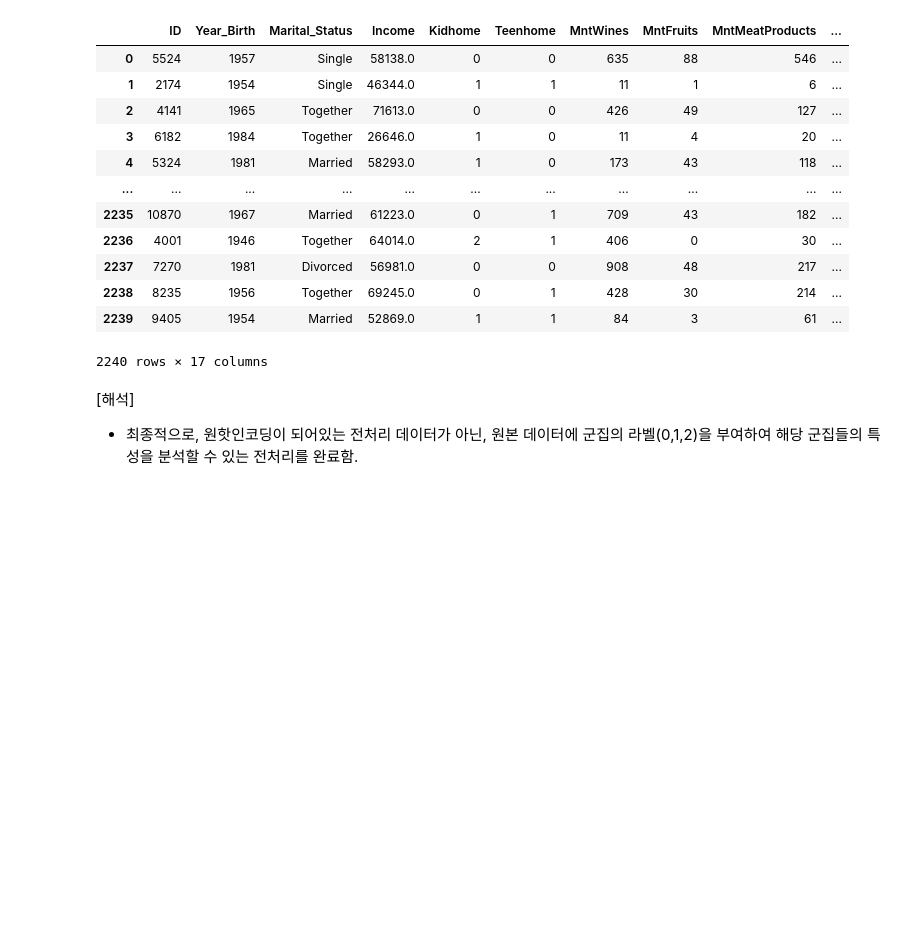
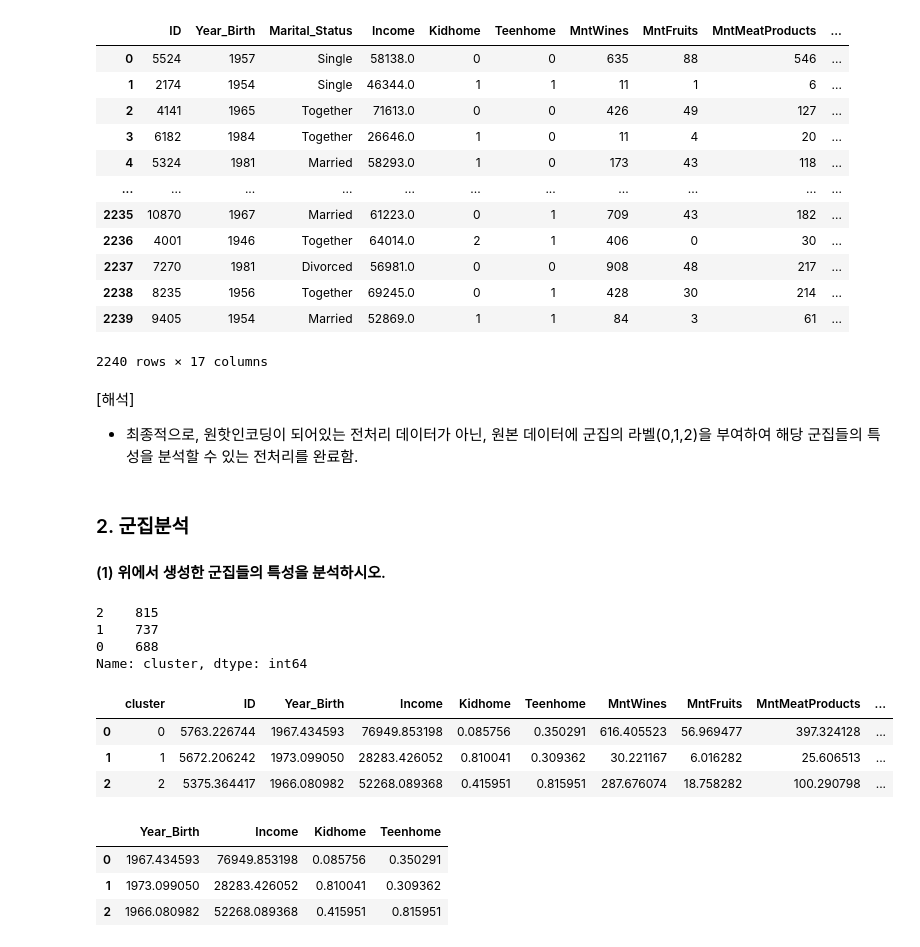
Before and after one commit to Park-Young-Bin/ADP_code, a Jupyter notebook: 제4회 기출동형 모의고사.ipynb, the cells around one changed output. Cells and saved outputs as stored; diff of their text form; code cells hidden in the pictures; blank space fills up the shorter version.

```diff
--- a/제4회 기출동형 모의고사.ipynb
+++ b/제4회 기출동형 모의고사.ipynb
@@ -329,3 +329,30 @@ df_nonull
 # %% [markdown]
 [해석]
 - 최종적으로, 원핫인코딩이 되어있는 전처리 데이터가 아닌, 원본 데이터에 군집의 라벨(0,1,2)을 부여하여 해당 군집들의 특성을 분석할 수 있는 전처리를 완료함.
+# %% [markdown]
+### 2. 군집분석
+#### (1) 위에서 생성한 군집들의 특성을 분석하시오.
+# %%
+df_nonull.cluster.value_counts()
+# %% [output]
+2    815
+1    737
+0    688
+Name: cluster, dtype: int64
+# %%
+group_mean = df_nonull.groupby('cluster').mean()
+group_mean.reset_index(inplace=True)
+group_mean
+# %% [output]
+|  | cluster | ID | Year_Birth | Income | Kidhome | Teenhome | MntWines | MntFruits | MntMeatProducts | ... |
+| 0 | 0 | 5763.226744 | 1967.434593 | 76949.853198 | 0.085756 | 0.350291 | 616.405523 | 56.969477 | 397.324128 | ... |
+| 1 | 1 | 5672.206242 | 1973.099050 | 28283.426052 | 0.810041 | 0.309362 | 30.221167 | 6.016282 | 25.606513 | ... |
+| 2 | 2 | 5375.364417 | 1966.080982 | 52268.089368 | 0.415951 | 0.815951 | 287.676074 | 18.758282 | 100.290798 | ... |
+# %%
+# 고객 정보 데이터
+group_mean[['Year_Birth', 'Income', 'Kidhome', 'Teenhome']]
+# %% [output]
+|  | Year_Birth | Income | Kidhome | Teenhome |
+| 0 | 1967.434593 | 76949.853198 | 0.085756 | 0.350291 |
+| 1 | 1973.099050 | 28283.426052 | 0.810041 | 0.309362 |
+| 2 | 1966.080982 | 52268.089368 | 0.415951 | 0.815951 |
```
Also changed, not shown: parts of 39 cells of this notebook.
